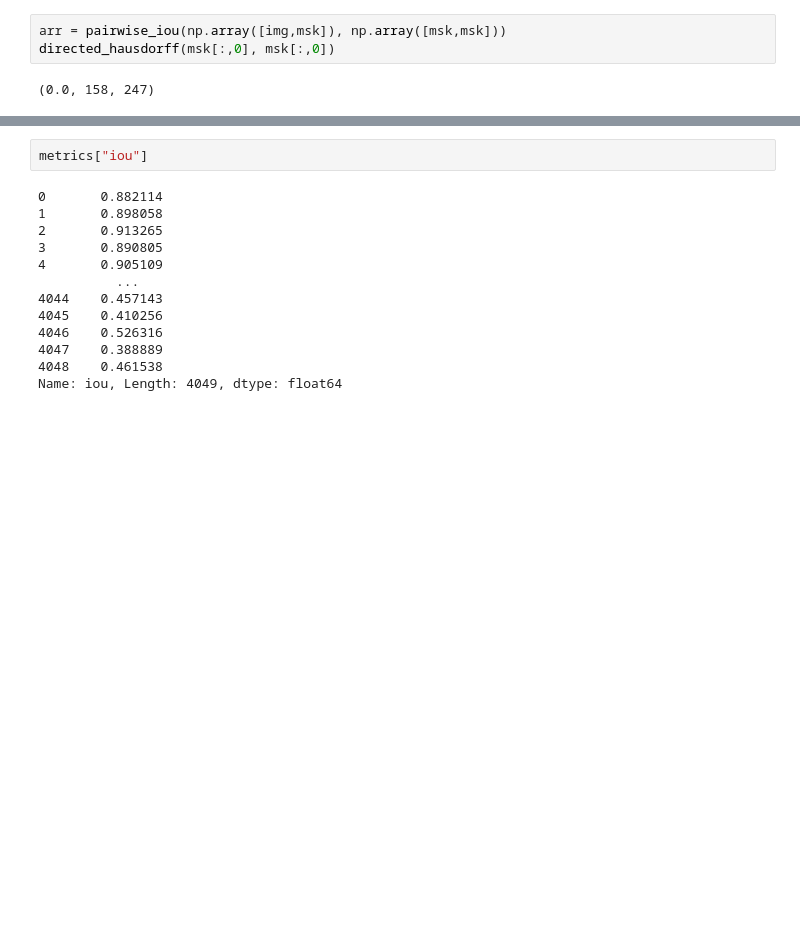
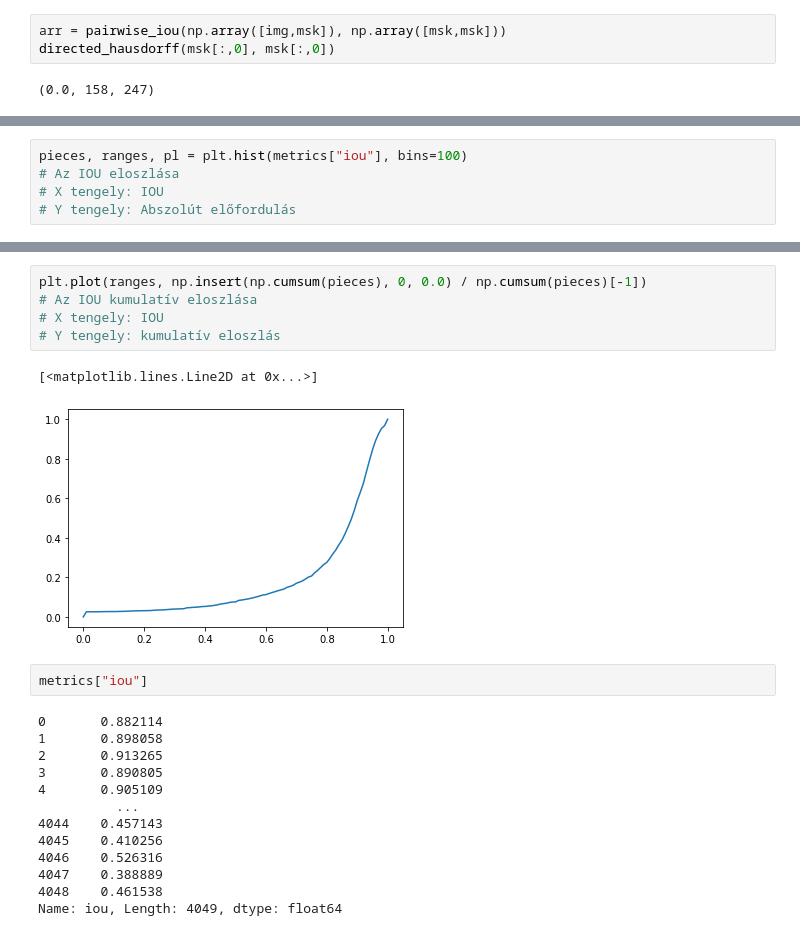
Before and after one commit to felrugo/nagy-fogas-cucc, a Jupyter notebook: Unet-roots.ipynb, the cells around one changed output, grey strips where cells are left out. Drawn from its saved outputs; the diff is of its cells as text; blank space fills up the shorter version.

```diff
--- a/Unet-roots.ipynb
+++ b/Unet-roots.ipynb
@@ -435,0 +425,5 @@ plt.hist(metrics["iou"], bins=100)
+# %%
+pieces, ranges, pl = plt.hist(metrics["iou"], bins=100)
+# Az IOU eloszlása
+# X tengely: IOU
+# Y tengely: Abszolút előfordulás
@@ -436,3 +447,11 @@ plt.hist(metrics["iou"], bins=100)
+# %%
+plt.plot(ranges, np.insert(np.cumsum(pieces), 0, 0.0) / np.cumsum(pieces)[-1])
+# Az IOU kumulatív eloszlása
+# X tengely: IOU
+# Y tengely: kumulatív eloszlás
+# %% [output]
+[<matplotlib.lines.Line2D at 0x...>]
+[figure, added]
 # %%
 metrics["iou"]
 # %% [output]
```
Also changed, not shown: parts of 29 cells of this notebook.
